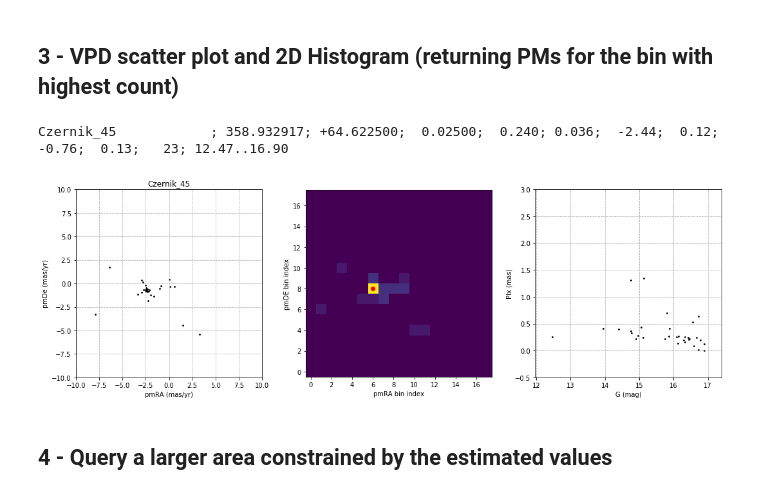
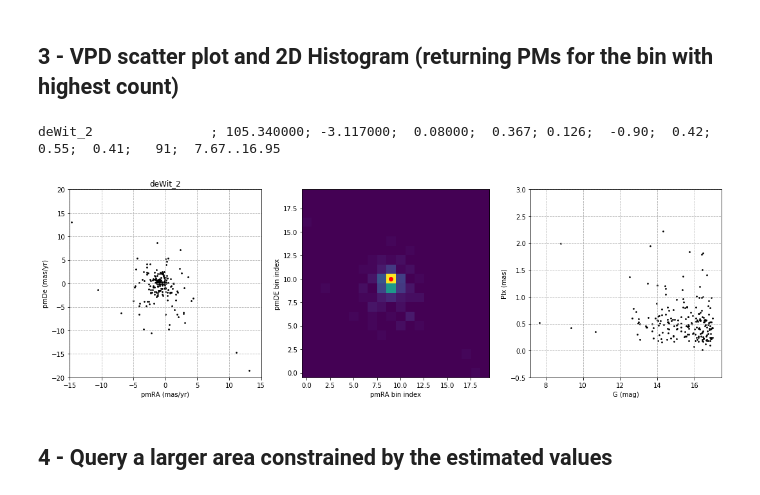
Before and after one commit to balessi/GaiaDR2clusters, a Jupyter notebook: code/Gaia_Star_Clusters_Pipeline.ipynb, the cells around one changed output. Saved outputs shown, nothing was run; the diff lists cells and outputs as text; code cells hidden in the pictures.

```diff
--- a/code/Gaia_Star_Clusters_Pipeline.ipynb
+++ b/code/Gaia_Star_Clusters_Pipeline.ipynb
@@ -27,7 +27,7 @@ from astropy.coordinates import SkyCoord
 # see https://vizier.u-strasbg.fr/viz-bin/VizieR-3?-source=I/345/gaia2
 cat = 'I/345/gaia2'
 cols = ['_r', 'DR2Name', 'RAdeg', 'DEdeg', 'Plx', 'e_Plx', 'pmRA', 'pmDE', 'Gmag', 'BP-G']
-filters = {'Plx' : '0..2', 'e_Plx' : '<1', 'pmRA' : '-20..20', 'pmDE' : '-20..20', 'Gmag' : '<17'}
+filters = {'Plx' : '0..5', 'e_Plx' : '<0.7', 'pmRA' : '-20..20', 'pmDE' : '-20..20', 'Gmag' : '<17'}
 row_lim = 1000
 timeout = 600
 
@@ -49,8 +49,6 @@ def query(name, ra_deg, de_deg, rad, filter_map, max_stars = 1000):
 
 #cl_name, cl_ra, cl_de, radius = 'Alessi_62', 284.026, +21.597, 0.256
 
-cl_name, cl_ra, cl_de, radius = 'Czernik_45',             358.93291700,  64.62250000,  0.025000
-
 df = query(cl_name, cl_ra, cl_de, radius, filters)
 if not df.empty:
     #display(df.head())
@@ -138,7 +136,7 @@ def calculate_estimates(data, est_pmra, est_pmde, limit = 1.5):
     return plx, err_plx, pmra, err_pmra, pmde, err_pmde, gmin, gmax, len(plxs)
 
 # Build 2D histogram for proper motions and returns average PMs for the bin with the highest count
-def plot_pm_hist(data, num_bins = 18):
+def plot_pm_hist(data, num_bins = 20):
     xs = data['pmRA']
     ys = data['pmDE']
     min_pmRA, max_pmRA, min_pmDe, max_pmDe = pm_limits(xs, ys)
@@ -159,35 +157,35 @@ def plot_mag_par(data):
     plxs = data['Plx']
     gmags = data['Gmag']
     min_gmag, max_gmag = mag_limits(gmags)
     min_plx, max_plx = plx_limits(plxs)
     xs, ys = gmags, plxs
     plt.xlabel('G (mag)')
     plt.ylabel('Plx (mas)')
     plt.xlim(min_gmag, max_gmag)
     plt.ylim(min_plx, max_plx)
     plt.grid(True, linestyle='dashed')
     plt.scatter(xs, ys, s=3, color='black')
 
 # plot both graphics side-by-side
 def plot_step1(data, cl_name):
     fig = plt.figure(figsize=(15,5))
     plt.subplot(131)
     plot_VPD(data, cl_name)
     plt.subplot(132)
     plx, err_plx, pmra, err_pmra, pmde, err_pmde, gmin, gmax, n = plot_pm_hist(data)
     plt.subplot(133)
     plot_mag_par(data)
     plt.tight_layout()
     return plx, err_plx, pmra, err_pmra, pmde, err_pmde, gmin, gmax, n
 
 est_plx, err_plx, est_pmRA, err_pmRA, est_pmDe, err_pmDe, gmin, gmax, n = plot_step1(df, cl_name)
 estimates = f'{cl_name:<22}; {cl_ra:9.6f}; {cl_de:+9.6f}; {radius:8.5f};  '
 estimates += f'{est_plx:5.3f}; {err_plx:5.3f}; {est_pmRA:6.2f};{err_pmRA:6.2f}; {est_pmDe:6.2f};{err_pmDe:6.2f};'
 estimates += f'{n:>5}; {gmin:5.2f}..{gmax:5.2f}'
 print(estimates)
 # %% [output]
-Czernik_45            ; 358.932917; +64.622500;  0.02500;  0.240; 0.036;  -2.44;  0.12;  -0.76;  0.13;   23; 12.47..16.90
+deWit_2               ; 105.340000; -3.117000;  0.08000;  0.367; 0.126;  -0.90;  0.42;   0.55;  0.41;   91;  7.67..16.95
-[figure, old version]
+[figure, new version]
 # %% [markdown]
 ## 4 - Query a larger area constrained by the estimated values
 # %%
```
Also changed, not shown: parts of 2 cells of this notebook.
